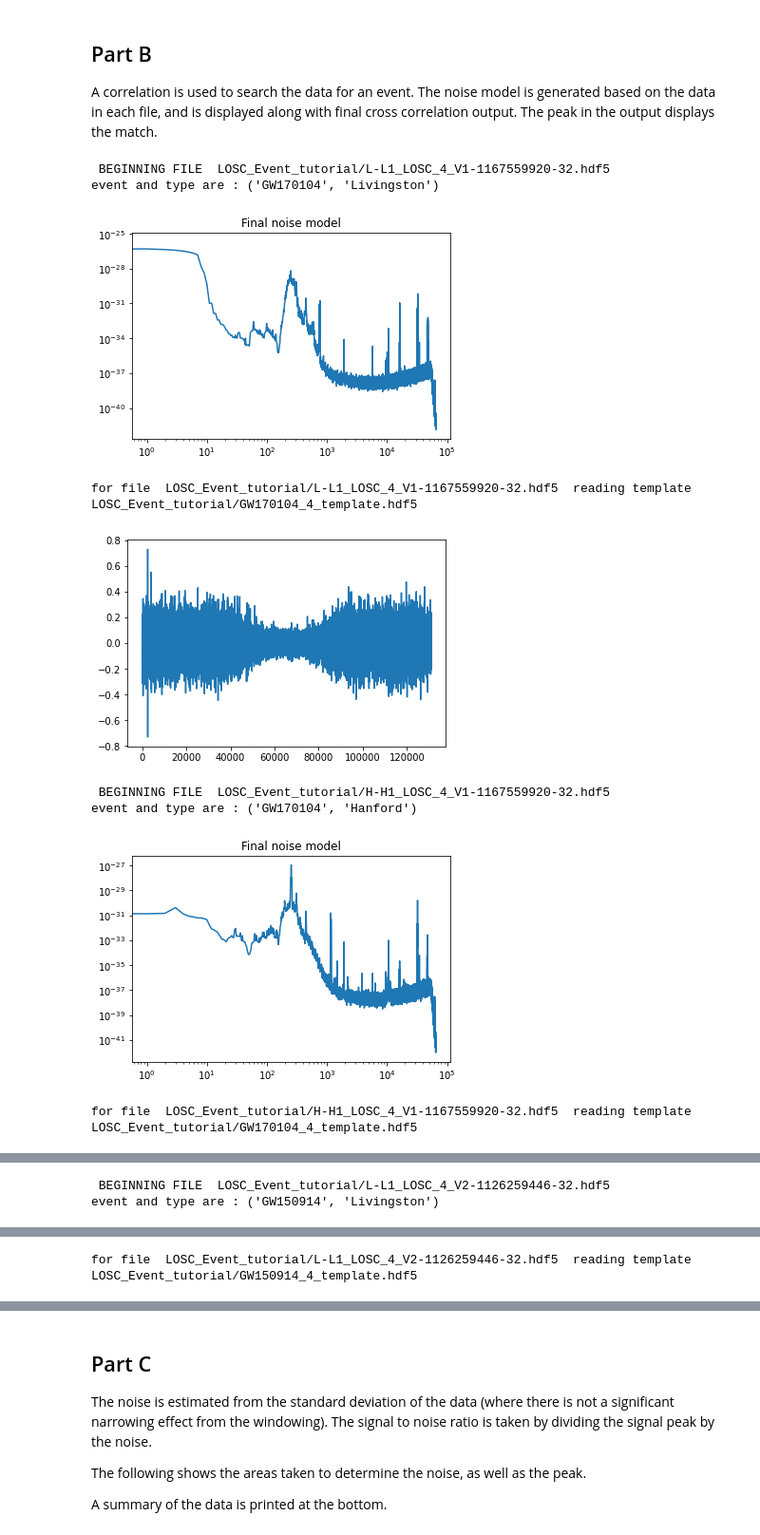
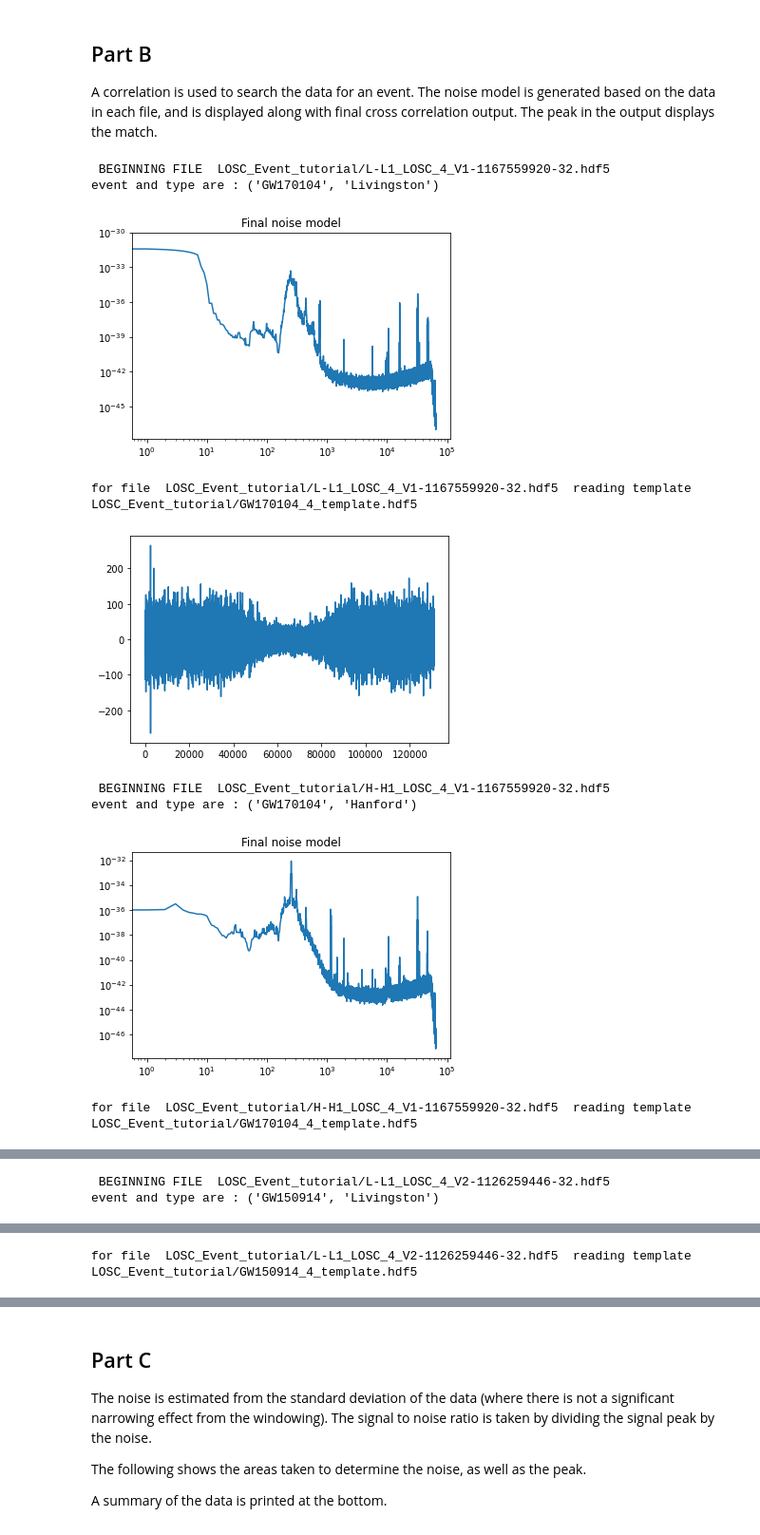
Before and after one commit to lizzord/phys512hw, a Jupyter notebook: problemset5/Question1.ipynb, the cells around one changed output, grey strips where cells are left out. Shown at 95% size. Cells and saved outputs as stored; diff of their text form; code cells hidden in the pictures.

Commit message:
added norm ortho, fixed up d a bit, made e run for all files

```diff
--- a/problemset5/Question1.ipynb
+++ b/problemset5/Question1.ipynb
@@ -81,9 +81,9 @@ def examine_window_methods(data, beta, flat=1/8, DEBUG=False):
     data_kaiser = data*win_kaiser
     data_flatkaiser = data*win_flatkaiser
 
-    fft_data = np.fft.rfft(data)
-    fft_data_kaiser = np.fft.rfft(data_kaiser)
-    fft_data_flatkaiser = np.fft.rfft(data_flatkaiser)
+    fft_data = np.fft.rfft(data, norm='ortho')
+    fft_data_kaiser = np.fft.rfft(data_kaiser, norm='ortho')
+    fft_data_flatkaiser = np.fft.rfft(data_flatkaiser, norm='ortho')
 
     mpl.figure()
     mpl.plot(win_kaiser)
@@ -131,7 +131,7 @@ def boxcar_smooth(data, m, take_max=True, DEBUG=False):
         mpl.show()
 
     #convolve the boxcar with the data
-    smooth_data = np.fft.irfft( np.fft.rfft(data) * np.fft.rfft(box) , len(data))
+    smooth_data = np.fft.irfft( np.fft.rfft(data, norm='ortho') * np.fft.rfft(box, norm='ortho') , len(data), norm='ortho')
 
     if DEBUG:
         print('is total power convserved? these should be the same ')
@@ -202,7 +202,7 @@ def get_event_and_type(fname):
 
 
 def search_data(template, data, Nft=1):
-    return np.fft.irfft( np.conj(np.fft.rfft(template)) * (np.fft.rfft(data)/Nft), len(data))
+    return np.fft.irfft( np.conj(np.fft.rfft(template, norm='ortho')) * (np.fft.rfft(data, norm='ortho')/Nft), len(data), norm='ortho')
 
 #get the SNR of the output by taking the ratio of the peak
 # to the std of the rest of the data. only keep some of
@@ -300,7 +300,7 @@ def noise_model(strain, window='TUKEY', smooth='SAVGOL', alpha=0.5, beta=5, \
         # TUKEY window
 #         alpha = 0.5
         win = tukey(len(strain), alpha) #use scipy's tukey window
-        fft_data_win = np.fft.rfft(win*strain)
+        fft_data_win = np.fft.rfft(win*strain, norm='ortho')
 
         if DEBUG:
             mpl.figure()
@@ -311,7 +311,7 @@ def noise_model(strain, window='TUKEY', smooth='SAVGOL', alpha=0.5, beta=5, \
     if USE_COS:
         theta = np.linspace(-np.pi, np.pi, len(strain))
         win = 0.5 + 0.5*np.cos(theta)
-        fft_data_win = np.fft.rfft(win*strain)
+        fft_data_win = np.fft.rfft(win*strain, norm='ortho')
 
     #different kinds of smoothing
     if USE_BOXCAR:
@@ -334,7 +334,7 @@ def noise_model(strain, window='TUKEY', smooth='SAVGOL', alpha=0.5, beta=5, \
 
         #examine effects on smoothing in frequency domain
         mpl.figure()
-        mpl.loglog(np.abs(np.fft.fft(strain)**2))
+        mpl.loglog(np.abs(np.fft.fft(strain, norm='ortho')**2))
         mpl.loglog(np.abs(fft_data_win)**2)
         mpl.loglog(Nft)
         mpl.title('Abs value squared of strain FFT after windowing and smoothing')
@@ -445,6 +445,8 @@ data_rfft_len = 65537
 corr_output_all = np.zeros((2, 4, data_len))
 Nft_all = np.zeros((2, 4, data_rfft_len))
 win_all = np.zeros((2, 4, data_len))
+template_all = np.zeros((2, 4, data_len))
+dt_all = np.zeros((2, 4))
 
 
 for kk in range(0, 4): #each event
@@ -456,34 +458,36 @@ for kk in range(0, 4): #each event
         print('event and type are :', get_event_and_type(fname) )
         strain, dt, utc = read_file(fname)
 
         Nft, win = noise_model(strain, window='TUKEY', smooth='SAVGOL', alpha = 0.5, smooth_len = 15, \
                         polyorder=1, TAKE_MAX = True, DEBUG=False)
 
 
         #get the appropriate template for this data file
         template = get_template(fname, DEBUG=True)
 
         #window the template and the data, as noise has been windowed
         template_win = template*win
         strain_win = strain*win
 
         #perform a correlation taking into account the windowed, smoothed noise in fourier space
         search = search_data(template_win, strain_win, Nft)
 
         mpl.figure()
         mpl.plot(search)
         mpl.show()
 
         #save the data
         corr_output_all[ii, kk, :] = search
         Nft_all[ii, kk, :] = Nft
         win_all[ii, kk, :] = win
+        template_all[ii, kk, :] = template
+        dt_all[ii, kk] = dt
 # %% [output]
  BEGINNING FILE  LOSC_Event_tutorial/L-L1_LOSC_4_V1-1167559920-32.hdf5
 event and type are : ('GW170104', 'Livingston')
 [figure]
 for file  LOSC_Event_tutorial/L-L1_LOSC_4_V1-1167559920-32.hdf5  reading template  LOSC_Event_tutorial/GW170104_4_template.hdf5
-[figure, old version]
+[figure, new version]
  BEGINNING FILE  LOSC_Event_tutorial/H-H1_LOSC_4_V1-1167559920-32.hdf5
 event and type are : ('GW170104', 'Hanford')
 [figure]
```
Also changed, not shown: parts of 12 cells of this notebook.
